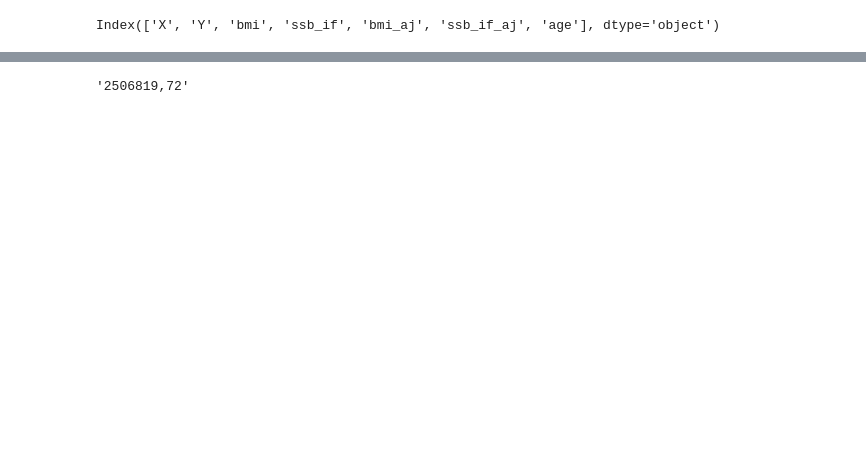
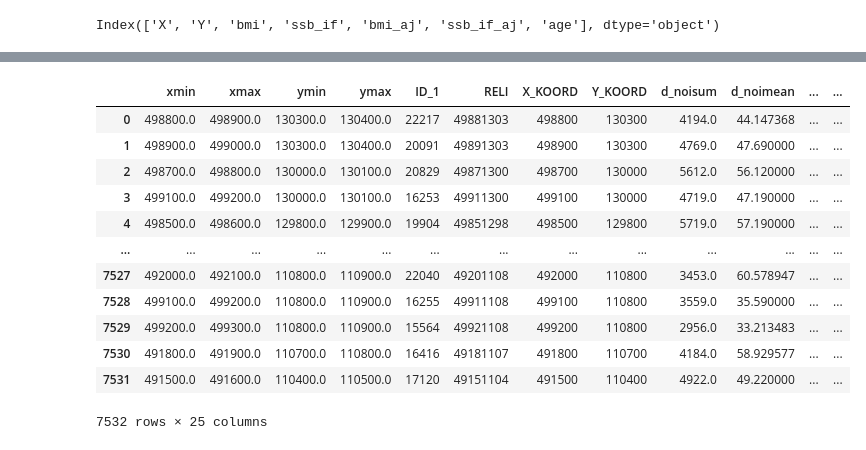
Before and after one commit to cruzador/ploplo, a Jupyter notebook: project.ipynb, the cells around one changed output, grey strips where cells are left out. Drawn from its saved outputs; the diff is of its cells as text; code cells hidden in the pictures; blank space fills up the shorter version.

```diff
--- a/project.ipynb
+++ b/project.ipynb
@@ -27,4 +35,0 @@ X=df.X
-# %%
-X[2]
-# %% [output]
-'2506819,72'
@@ -30,0 +38,16 @@ X[2]
+# %%
+dj
+# %% [output]
+|  | xmin | xmax | ymin | ymax | ID_1 | RELI | X_KOORD | Y_KOORD | d_noisum | d_noimean | ... | ... |
+| 0 | 498800.0 | 498900.0 | 130300.0 | 130400.0 | 22217 | 49881303 | 498800 | 130300 | 4194.0 | 44.147368 | ... | ... |
+| 1 | 498900.0 | 499000.0 | 130300.0 | 130400.0 | 20091 | 49891303 | 498900 | 130300 | 4769.0 | 47.690000 | ... | ... |
+| 2 | 498700.0 | 498800.0 | 130000.0 | 130100.0 | 20829 | 49871300 | 498700 | 130000 | 5612.0 | 56.120000 | ... | ... |
+| 3 | 499100.0 | 499200.0 | 130000.0 | 130100.0 | 16253 | 49911300 | 499100 | 130000 | 4719.0 | 47.190000 | ... | ... |
+| 4 | 498500.0 | 498600.0 | 129800.0 | 129900.0 | 19904 | 49851298 | 498500 | 129800 | 5719.0 | 57.190000 | ... | ... |
+| ... | ... | ... | ... | ... | ... | ... | ... | ... | ... | ... | ... | ... |
+| 7527 | 492000.0 | 492100.0 | 110800.0 | 110900.0 | 22040 | 49201108 | 492000 | 110800 | 3453.0 | 60.578947 | ... | ... |
+| 7528 | 499100.0 | 499200.0 | 110800.0 | 110900.0 | 16255 | 49911108 | 499100 | 110800 | 3559.0 | 35.590000 | ... | ... |
+| 7529 | 499200.0 | 499300.0 | 110800.0 | 110900.0 | 15564 | 49921108 | 499200 | 110800 | 2956.0 | 33.213483 | ... | ... |
+| 7530 | 491800.0 | 491900.0 | 110700.0 | 110800.0 | 16416 | 49181107 | 491800 | 110700 | 4184.0 | 58.929577 | ... | ... |
+| 7531 | 491500.0 | 491600.0 | 110400.0 | 110500.0 | 17120 | 49151104 | 491500 | 110400 | 4922.0 | 49.220000 | ... | ... |
+7532 rows × 25 columns
```
Also changed, not shown: parts of 24 cells of this notebook, 10 other files.
